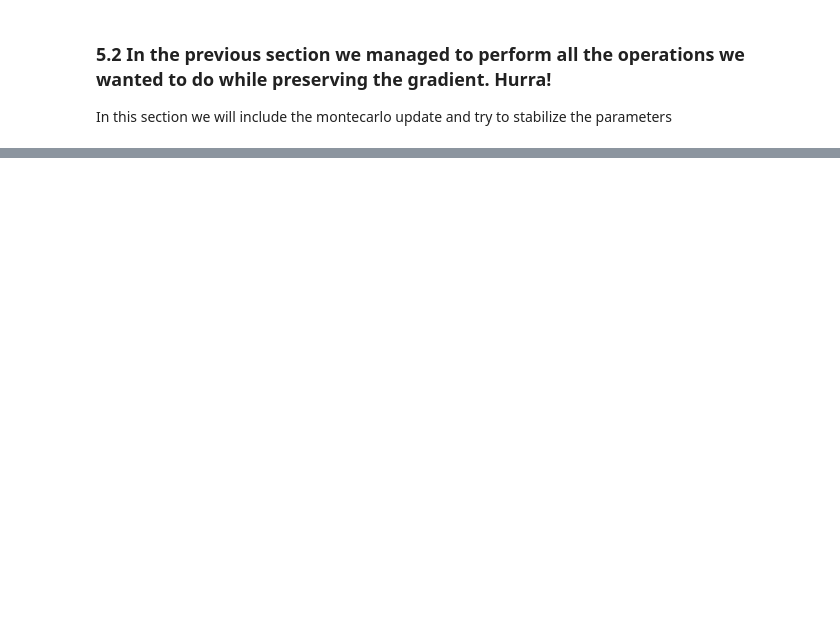
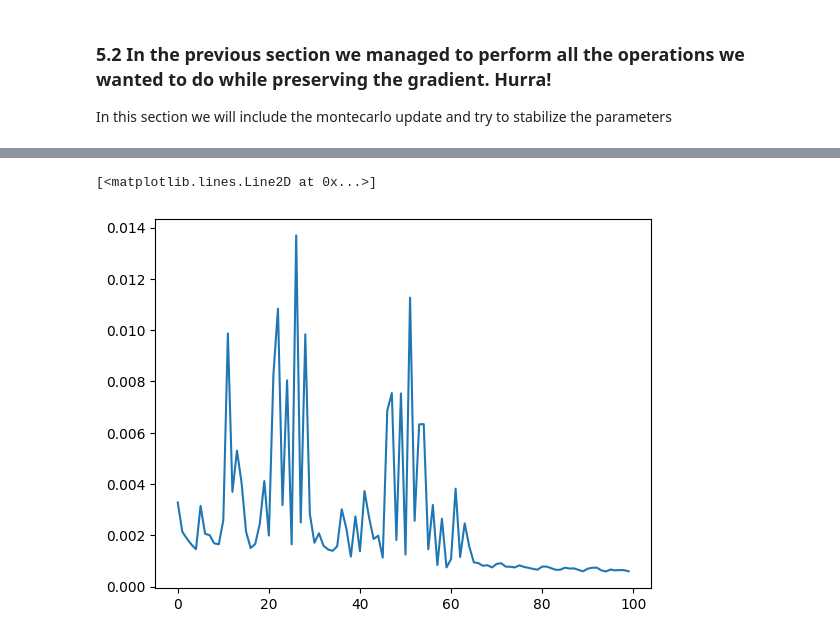
Before and after one commit to StefanoTroffa/thesis_MSc, a Jupyter notebook: compgraph/findthegradient.ipynb, the cells around one changed output, grey strips where cells are left out. Drawn from its saved outputs; the diff is of its cells as text; code cells hidden in the pictures; blank space fills up the shorter version.

```diff
--- a/compgraph/findthegradient.ipynb
+++ b/compgraph/findthegradient.ipynb
@@ -951,3 +963,44 @@ Expectation value from quimb [[7.106706-0.j]]
 # %% [markdown]
 ### 5.2 In the previous section we managed to perform all the operations we wanted to do while preserving the gradient. Hurra!
 In this section we will include the montecarlo update and try to stabilize the parameters
+# %%
+from compgraph.training import outer_training
+from simulation.initializer import create_graph_from_ham, initialize_NQS_model_fromhyperparams, initialize_hamiltonian_and_groundstate, initialize_graph_tuples
+hyperparams = {
+    'graph_params':{
+    'graphType': '2d_square',
+    'n': 2,
+    'm': 2,
+    'sublattice':'Neel'
+    },
+    'sim_params':{
+    'beta': 0.05,
+    'full_size_hilbert': 'yes',
+    'batch_size': 8,
+    'learning_rate': 7e-5,
+    'outer_loop':10,
+    'inner_loop': 5,
+    'n_batch': 2,
+    }
+    ,
+    'ansatz': 'GNN2_simple',
+    'ansatz_params': {
+
+        'hidden_size': 64,
+        'output_emb_size': 16
+    }
+}
+graph, subl=create_graph_from_ham(hyperparams['graph_params']['graphType'], (hyperparams['graph_params']['n'],hyperparams['graph_params']['m']), hyperparams['graph_params']['sublattice'] )
+print(graph.nodes, graph.edges[(1,0)]['features'], graph.nodes[3])
+Hamiltonian_quimb= qu.ham_heis_2D(hyperparams['graph_params']['n'], hyperparams['graph_params']['m'], j=1.0, bz=0, cyclic=True, parallel=False, ownership=None)
+lowest_eigenstate = qu.groundstate(Hamiltonian_quimb)
+lowest_eigenstate_as_sparse = quimb_vec_to_sparse(lowest_eigenstate, full_basis_configs,len(G.nodes))
+low_eg_asp=initialize_hamiltonian_and_groundstate(hyperparams['graph_params'], full_basis_configs)
+print(lowest_eigenstate_as_sparse.values, low_eg_asp.values)
+model_w=initialize_NQS_model_fromhyperparams(hyperparams['ansatz'], hyperparams['ansatz_params'])
+model_fix=initialize_NQS_model_fromhyperparams(hyperparams['ansatz'], hyperparams['ansatz_params'])
+graph_tuples_v=initialize_graph_tuples(hyperparams['sim_params']['n_batch']*hyperparams['sim_params']['batch_size'], graph, sublattice_encoding, hyperparams['sim_params']['full_size_hilbert'])
+graph_tuples_fix=initialize_graph_tuples(hyperparams['sim_params']['n_batch']*hyperparams['sim_params']['batch_size'], graph, sublattice_encoding, hyperparams['sim_params']['full_size_hilbert'])
+
+lista=outer_training(hyperparams['sim_params']['outer_loop'],hyperparams['sim_params']['inner_loop'],
+                     subl,graph,hyperparams['sim_params']['batch_size'],low_eg_asp, 0.05, 7e-5,model_w,model_fix,graph_tuples_v,graph_tuples_fix)
@@ -953,0 +1025,5 @@ In this section we will include the montecarlo update and try to stabilize the p
+# %%
+plt.plot(lista[2][400:])
+# %% [output]
+[<matplotlib.lines.Line2D at 0x...>]
+[figure, added]
```
Also changed, not shown: parts of 25 cells of this notebook, 17 other files.
